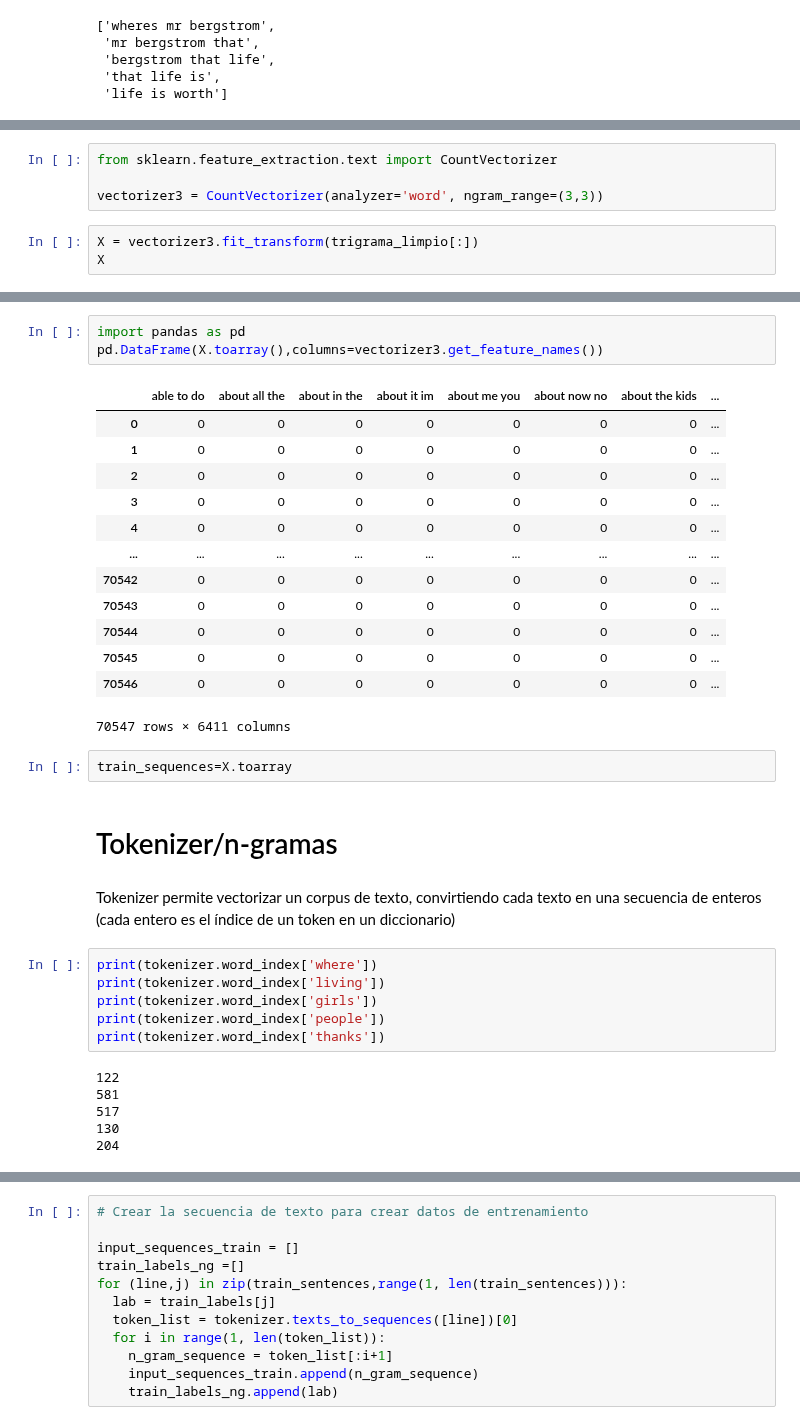
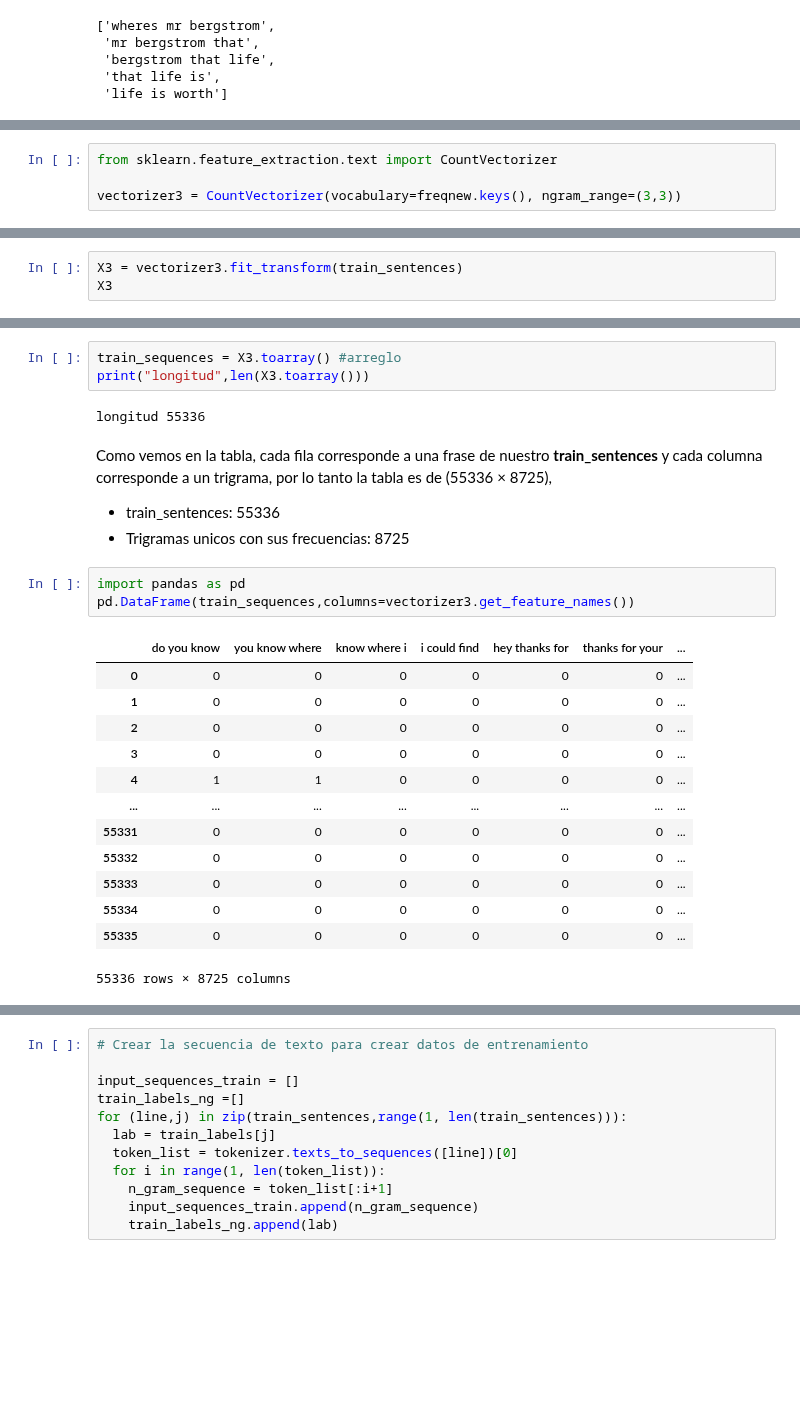
Before and after one commit to JuliethLopez/chatbot_simpsons, a Jupyter notebook: Modelo_de_Clasificacion_ngrams_validation.ipynb, the cells around one changed output, grey strips where cells are left out. Saved outputs shown, nothing was run; the diff lists cells and outputs as text; blank space fills up the shorter version.

```diff
--- a/Modelo_de_Clasificacion_ngrams_validation.ipynb
+++ b/Modelo_de_Clasificacion_ngrams_validation.ipynb
@@ -209,7 +273,4 @@ freqnew.plot(20, cumulative=False, title = "Trigrama")
 # %%
 from sklearn.feature_extraction.text import CountVectorizer
 
-vectorizer3 = CountVectorizer(analyzer='word', ngram_range=(3,3))
+vectorizer3 = CountVectorizer(vocabulary=freqnew.keys(), ngram_range=(3,3))
-# %%
-X = vectorizer3.fit_transform(trigrama_limpio[:])
-X
@@ -255,0 +277,3 @@ longitud 70547
+# %%
+X3 = vectorizer3.fit_transform(train_sentences)
+X3
@@ -256,35 +297,27 @@ longitud 70547
+# %%
+train_sequences = X3.toarray() #arreglo
+print("longitud",len(X3.toarray()))
+# %% [output]
+longitud 55336
+# %% [markdown]
+Como vemos en la tabla, cada fila corresponde a una frase de nuestro __train_sentences__ y cada columna corresponde a un trigrama, por lo tanto la tabla es de (55336 × 8725),
+
+  - train_sentences: 55336
+  - Trigramas unicos con sus frecuencias: 8725
 # %%
 import pandas as pd
-pd.DataFrame(X.toarray(),columns=vectorizer3.get_feature_names())
+pd.DataFrame(train_sequences,columns=vectorizer3.get_feature_names())
 # %% [output]
-|  | able to do | about all the | about in the | about it im | about me you | about now no | about the kids | ... |
-| 0 | 0 | 0 | 0 | 0 | 0 | 0 | 0 | ... |
-| 1 | 0 | 0 | 0 | 0 | 0 | 0 | 0 | ... |
-| 2 | 0 | 0 | 0 | 0 | 0 | 0 | 0 | ... |
-| 3 | 0 | 0 | 0 | 0 | 0 | 0 | 0 | ... |
-| 4 | 0 | 0 | 0 | 0 | 0 | 0 | 0 | ... |
-| ... | ... | ... | ... | ... | ... | ... | ... | ... |
-| 70542 | 0 | 0 | 0 | 0 | 0 | 0 | 0 | ... |
-| 70543 | 0 | 0 | 0 | 0 | 0 | 0 | 0 | ... |
-| 70544 | 0 | 0 | 0 | 0 | 0 | 0 | 0 | ... |
-| 70545 | 0 | 0 | 0 | 0 | 0 | 0 | 0 | ... |
-| 70546 | 0 | 0 | 0 | 0 | 0 | 0 | 0 | ... |
+|  | do you know | you know where | know where i | i could find | hey thanks for | thanks for your | ... |
+| 0 | 0 | 0 | 0 | 0 | 0 | 0 | ... |
+| 1 | 0 | 0 | 0 | 0 | 0 | 0 | ... |
+| 2 | 0 | 0 | 0 | 0 | 0 | 0 | ... |
+| 3 | 0 | 0 | 0 | 0 | 0 | 0 | ... |
+| 4 | 1 | 1 | 0 | 0 | 0 | 0 | ... |
+| ... | ... | ... | ... | ... | ... | ... | ... |
+| 55331 | 0 | 0 | 0 | 0 | 0 | 0 | ... |
+| 55332 | 0 | 0 | 0 | 0 | 0 | 0 | ... |
+| 55333 | 0 | 0 | 0 | 0 | 0 | 0 | ... |
+| 55334 | 0 | 0 | 0 | 0 | 0 | 0 | ... |
+| 55335 | 0 | 0 | 0 | 0 | 0 | 0 | ... |
-70547 rows × 6411 columns
+55336 rows × 8725 columns
-# %%
-train_sequences=X.toarray
-# %% [markdown]
-# Tokenizer/n-gramas
-# %% [markdown]
-Tokenizer permite vectorizar un corpus de texto, convirtiendo cada texto en una secuencia de enteros (cada entero es el índice de un token en un diccionario)
-# %%
-print(tokenizer.word_index['where'])
-print(tokenizer.word_index['living'])
-print(tokenizer.word_index['girls'])
-print(tokenizer.word_index['people'])
-print(tokenizer.word_index['thanks'])
-# %% [output]
-122
-581
-517
-130
-204
```
Also changed, not shown: parts of 26 cells of this notebook.
